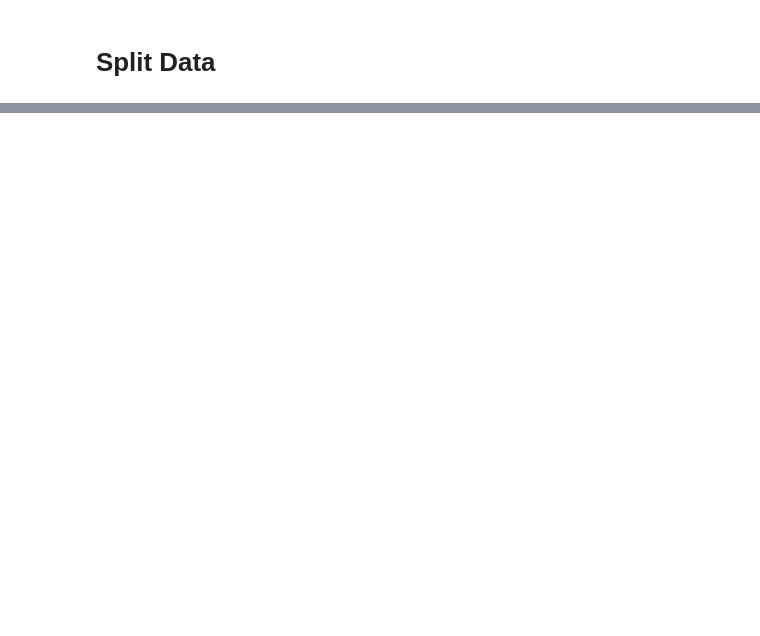
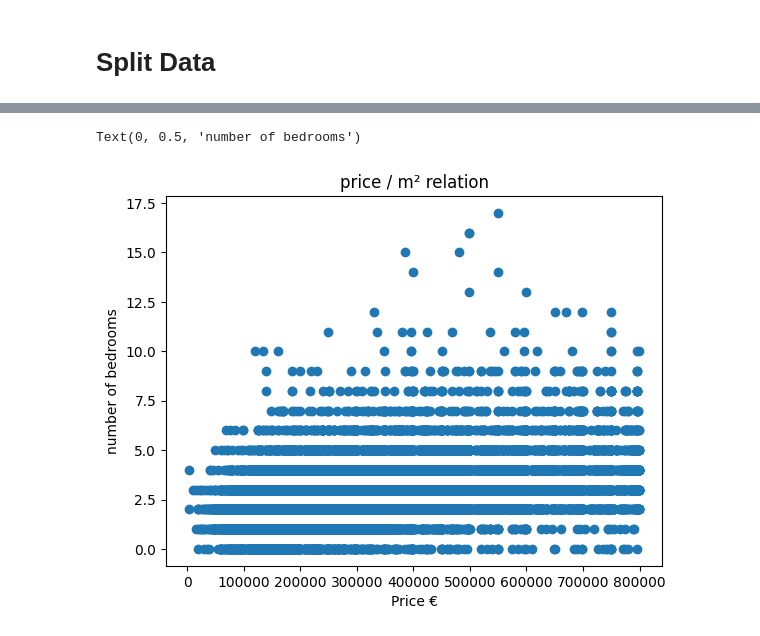
Before and after one commit to KNobles/challenge-regression, a Jupyter notebook: Final.ipynb, the cells around one changed output, grey strips where cells are left out. Drawn from its saved outputs; the diff is of its cells as text; code cells hidden in the pictures; blank space fills up the shorter version.

```diff
--- a/Final.ipynb
+++ b/Final.ipynb
@@ -502,0 +684,8 @@ array([100000, 219000, 285000, ..., 235000, 316200, 210000], dtype=object)
+# %%
+plt.scatter(df['price'],df['number_of_bedrooms'])
+plt.title('price / m² relation')
+plt.xlabel('Price €')
+plt.ylabel('number of bedrooms')
+# %% [output]
+Text(0, 0.5, 'number of bedrooms')
+[figure, added]
```
Also changed, not shown: parts of 64 cells of this notebook.
